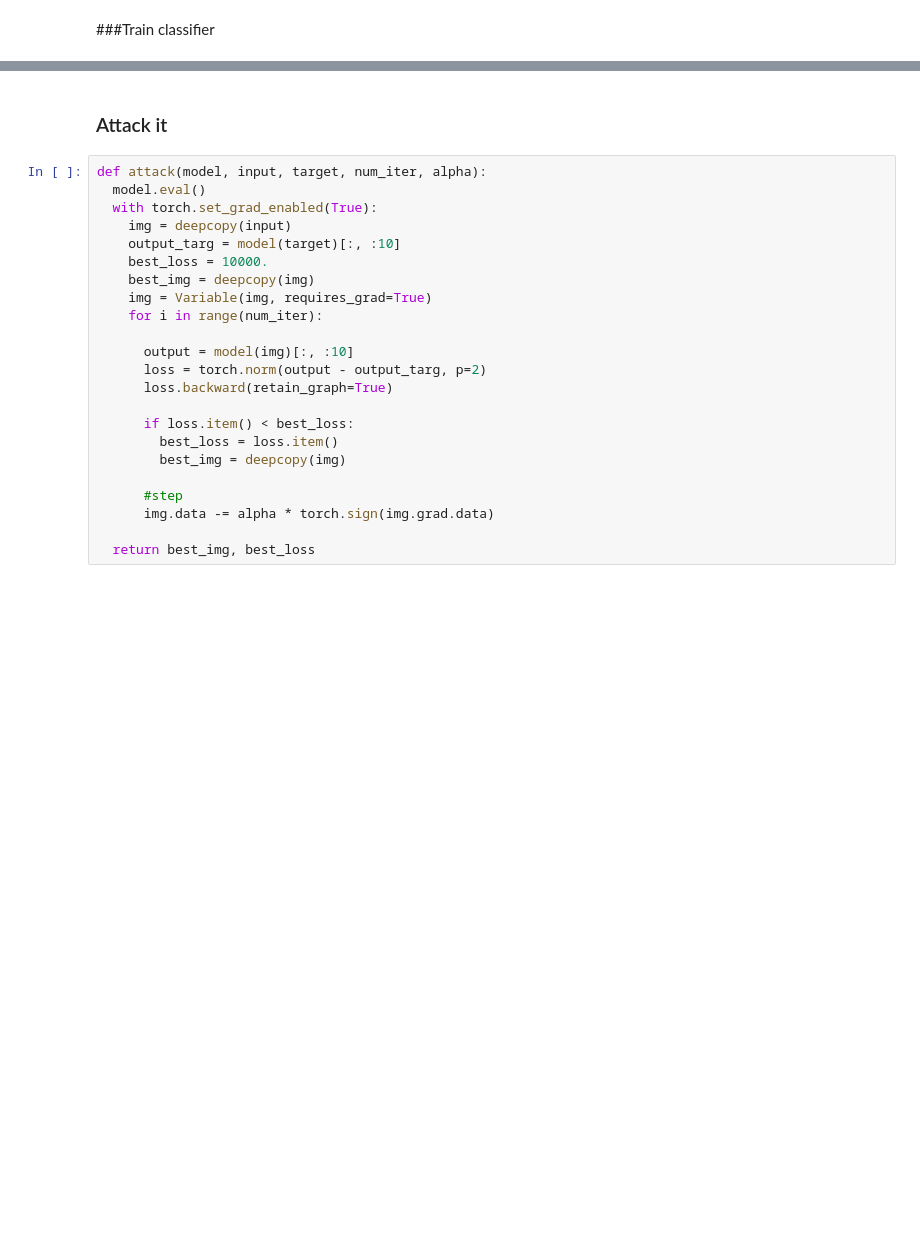
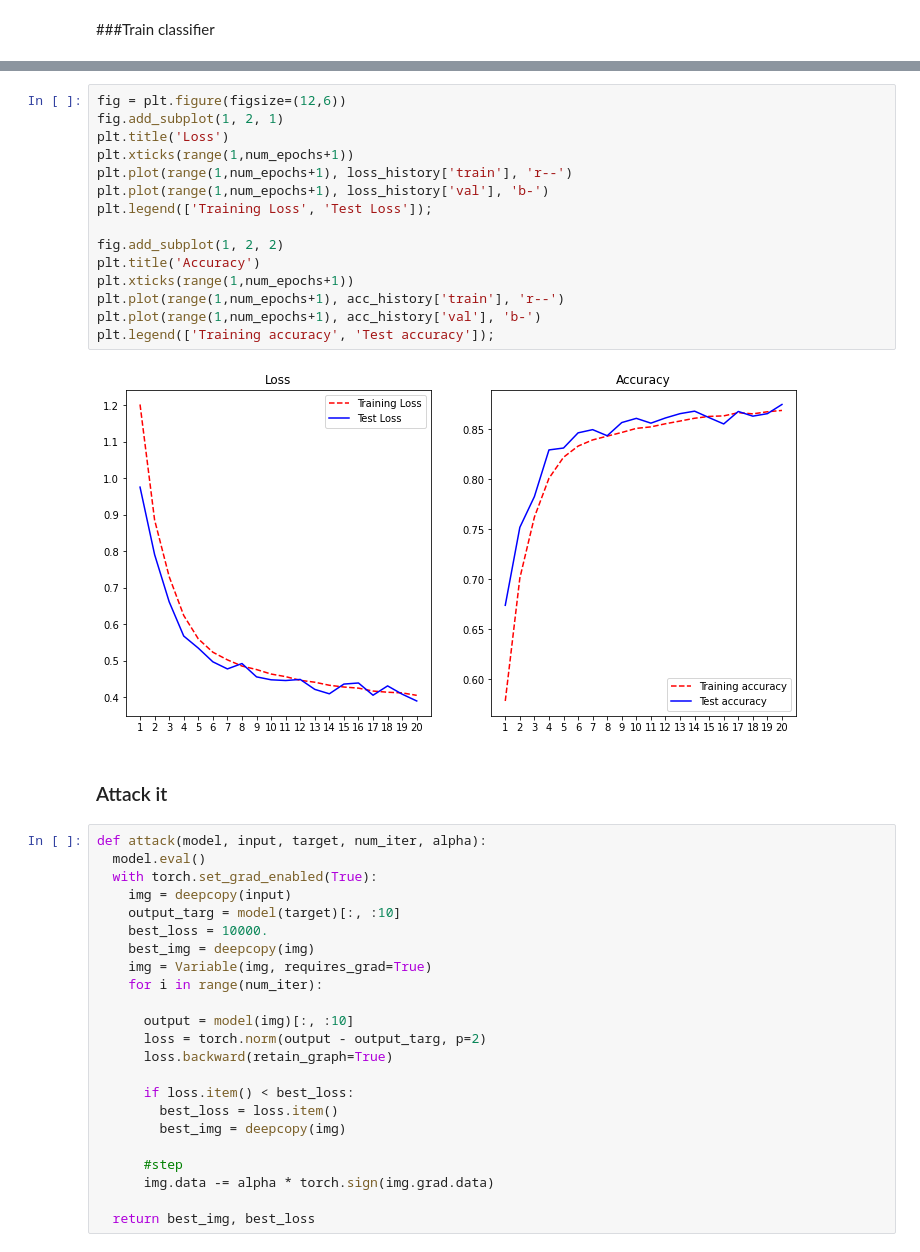
Before and after one commit to a-chubcheva/Excessive-invariance, a Jupyter notebook: autoencoder.ipynb, the cells around one changed output, grey strips where cells are left out. Drawn from its saved outputs; the diff is of its cells as text; blank space fills up the shorter version.

```diff
--- a/autoencoder.ipynb
+++ b/autoencoder.ipynb
@@ -237,3 +431,20 @@ def classifier_prediction(img):
+# %%
+fig = plt.figure(figsize=(12,6))
+fig.add_subplot(1, 2, 1)
+plt.title('Loss')
+plt.xticks(range(1,num_epochs+1))
+plt.plot(range(1,num_epochs+1), loss_history['train'], 'r--')
+plt.plot(range(1,num_epochs+1), loss_history['val'], 'b-')
+plt.legend(['Training Loss', 'Test Loss']);
+
+fig.add_subplot(1, 2, 2)
+plt.title('Accuracy')
+plt.xticks(range(1,num_epochs+1))
+plt.plot(range(1,num_epochs+1), acc_history['train'], 'r--')
+plt.plot(range(1,num_epochs+1), acc_history['val'], 'b-')
+plt.legend(['Training accuracy', 'Test accuracy']);
+# %% [output]
+[figure, added]
 # %% [markdown]
 ### Attack it
 # %%
```
Also changed, not shown: parts of 26 cells of this notebook.
